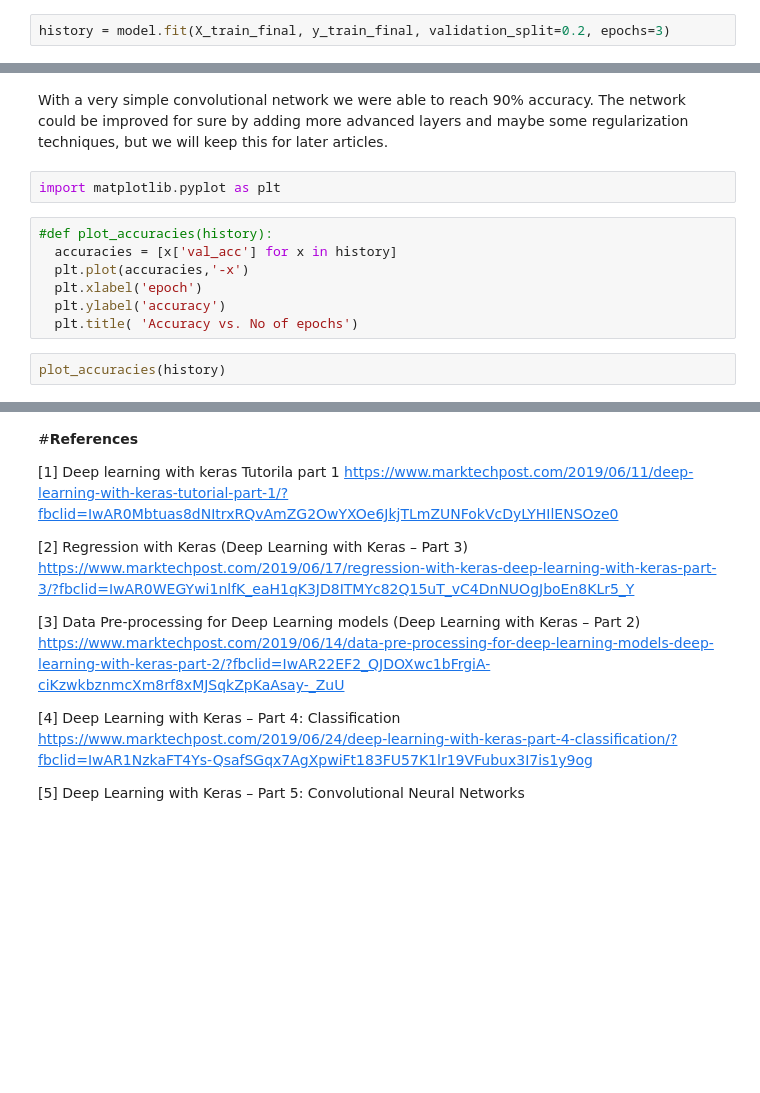
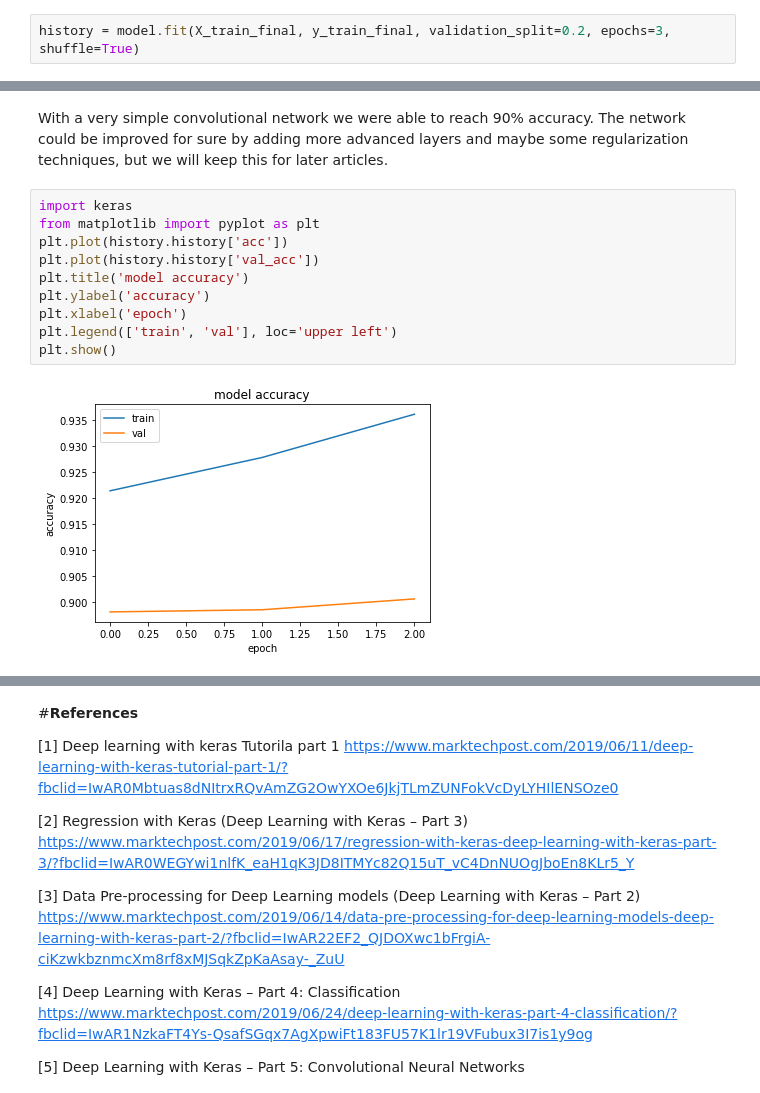
Before and after one commit to dr-mushtaq/Deep-Learning, a Jupyter notebook: Introduction_of_Keras.ipynb, the cells around one changed output, grey strips where cells are left out. Saved outputs shown, nothing was run; the diff lists cells and outputs as text; blank space fills up the shorter version.

```diff
--- a/Introduction_of_Keras.ipynb
+++ b/Introduction_of_Keras.ipynb
@@ -535,6 +535,6 @@ Note: We used a softmax output layer of 10 Dense connected neurons since we have
 # %% [markdown]
 ## **6.7-Training the Network**
 # %%
-history = model.fit(X_train_final, y_train_final, validation_split=0.2, epochs=3)
+history = model.fit(X_train_final, y_train_final, validation_split=0.2, epochs=3, shuffle=True)
 # %% [output]
 Epoch 1/3
@@ -546,13 +546,14 @@ Epoch 3/3
 # %% [markdown]
 With a very simple convolutional network we were able to reach 90% accuracy. The network could be improved for sure by adding more advanced layers and maybe some regularization techniques, but we will keep this for later articles.
-# %%
-import matplotlib.pyplot as plt
-# %%
-#def plot_accuracies(history):
-  accuracies = [x['val_acc'] for x in history]
-  plt.plot(accuracies,'-x')
-  plt.xlabel('epoch')
-  plt.ylabel('accuracy')
-  plt.title( 'Accuracy vs. No of epochs')
-# %%
-plot_accuracies(history)
+# %%
+import keras
+from matplotlib import pyplot as plt
+plt.plot(history.history['acc'])
+plt.plot(history.history['val_acc'])
+plt.title('model accuracy')
+plt.ylabel('accuracy')
+plt.xlabel('epoch')
+plt.legend(['train', 'val'], loc='upper left')
+plt.show()
+# %% [output]
+[figure, added]
```
Also changed, not shown: parts of 2 cells of this notebook.
